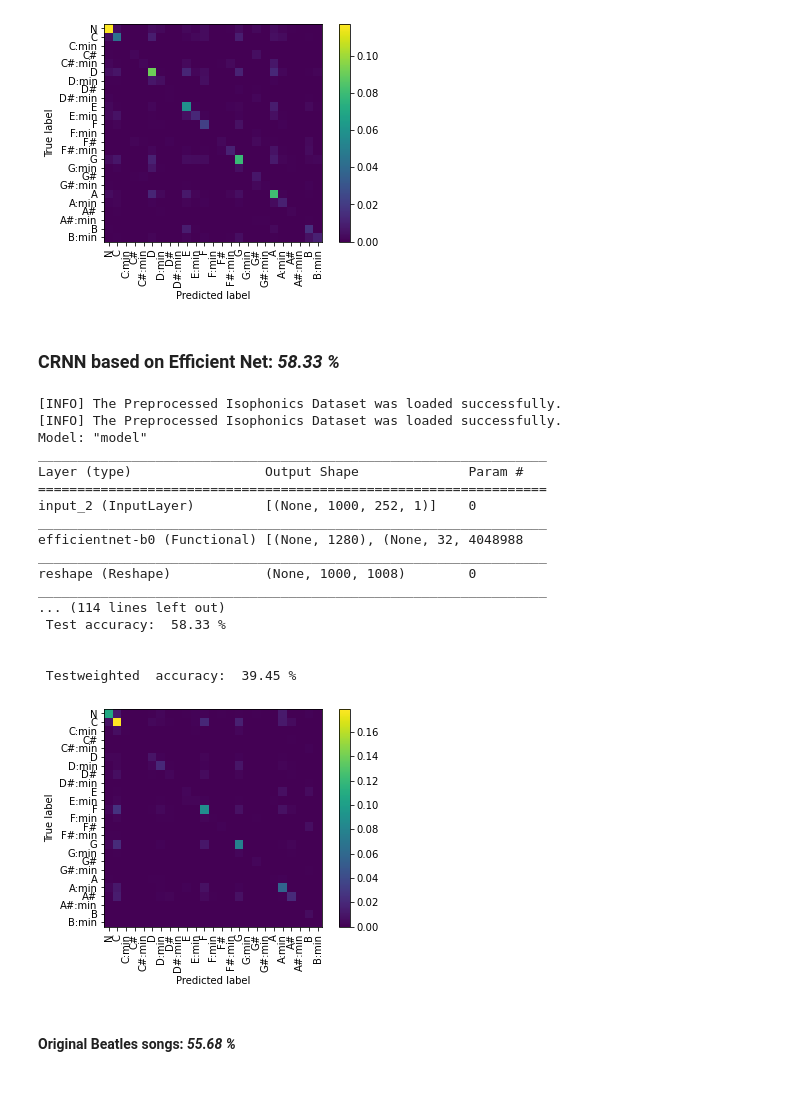
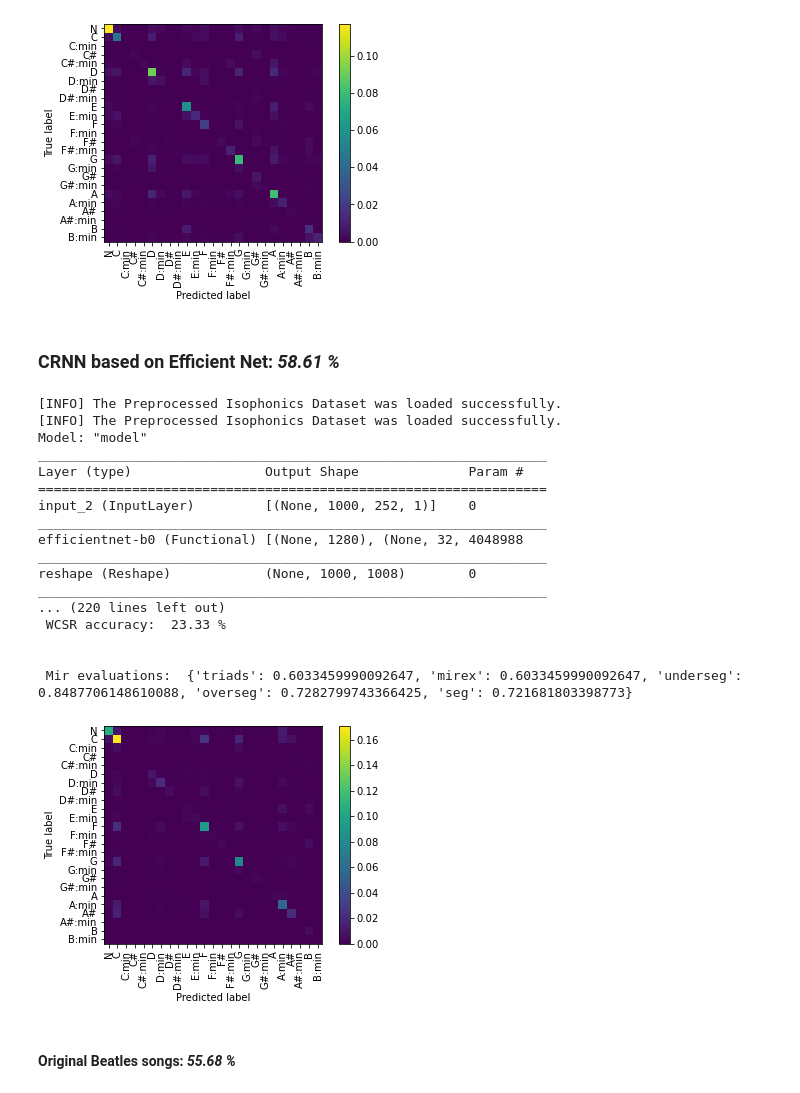
Before and after one commit to lanzv/SongChordsRecognizer, a Jupyter notebook: ACR_Training/Beatles Results.ipynb, the cells around one changed output. Drawn from its saved outputs; the diff is of its cells as text; code cells hidden in the pictures.

Commit message:
Add EfficientNet mir eval scores

```diff
--- a/ACR_Training/Beatles Results.ipynb
+++ b/ACR_Training/Beatles Results.ipynb
@@ -180,7 +180,7 @@ _________________________________________________________________
  Mir evaluations:  {'triads': 0.5871990846867797, 'mirex': 0.5871990846867797, 'underseg': 0.8325572913062342, 'overseg': 0.7368863832344479, 'seg': 0.716658828215511}
 [figure]
 # %% [markdown]
-### CRNN based on Efficient Net: ***58.33 %***
+### CRNN based on Efficient Net: ***58.61 %***
 # %%
 from sklearn.preprocessing import StandardScaler
 from sklearn.decomposition import PCA
@@ -204,7 +204,7 @@ train_x = preprocessor.transform(train_x.reshape((-1, 252))).reshape((-1, n_fram
 # Create model
 crnn_model = CRNN_efficient(input_shape=(n_frames, n_chromas, 1), output_classes=25)
 # Train model
-crnn_model.fit(train_x, train_y, epochs=50)
+crnn_model.fit(train_x, train_y, epochs=100)
 
 
 # EVALUATE
@@ -216,37 +216,45 @@ for songs_features, songs_labels in zip(test_x, test_y):
     gold.append(songs_labels)
     predictions.append(crnn_model.predict(songs_features_transformed))
     for feature_sequence, label_sequence in zip(songs_features_transformed, songs_labels):
         grouped_test_x.append(feature_sequence)
         grouped_test_y.append(label_sequence)
 grouped_test_x = np.array(grouped_test_x)
 grouped_test_y = np.array(grouped_test_y)
 
 # Accuracy
 print("\n","Test accuracy: ", "{:.2f}".format(100*crnn_model.score(grouped_test_x, grouped_test_y)), "%", "\n")
 crnn_model.display_confusion_matrix(grouped_test_x, grouped_test_y)
 # Weighted Accuracy
 print("\n","Testweighted  accuracy: ",
       "{:.2f}".format(100*Evaluator.eval_isophonics_testset(gold, predictions)),
       "%", "\n")
+# Weighted Accuracy
+print("\n","WCSR accuracy: ",
+      "{:.2f}".format(100*Evaluator.own_weighted_chord_symbol_recall(gold, predictions)),
+      "%", "\n")
+
+# Related mir eval scores
+print("\n","Mir evaluations: ",
+      Evaluator.mir_eval_all(gold, predictions),"\n")
 # %% [output]
 [INFO] The Preprocessed Isophonics Dataset was loaded successfully.
 [INFO] The Preprocessed Isophonics Dataset was loaded successfully.
 Model: "model"
 _________________________________________________________________
 Layer (type)                 Output Shape              Param #
 =================================================================
 input_2 (InputLayer)         [(None, 1000, 252, 1)]    0
 _________________________________________________________________
 efficientnet-b0 (Functional) [(None, 1280), (None, 32, 4048988
 _________________________________________________________________
 reshape (Reshape)            (None, 1000, 1008)        0
 _________________________________________________________________
-... (114 lines left out)
- Test accuracy:  58.33 %
+... (220 lines left out)
+ WCSR accuracy:  23.33 %
 
 
- Testweighted  accuracy:  39.45 %
+ Mir evaluations:  {'triads': 0.6033459990092647, 'mirex': 0.6033459990092647, 'underseg': 0.8487706148610088, 'overseg': 0.7282799743366425, 'seg': 0.721681803398773}
-[figure, old version]
+[figure, new version]
 # %% [markdown]
 #### Original Beatles songs: ***55.68 %***
 # %%
```
